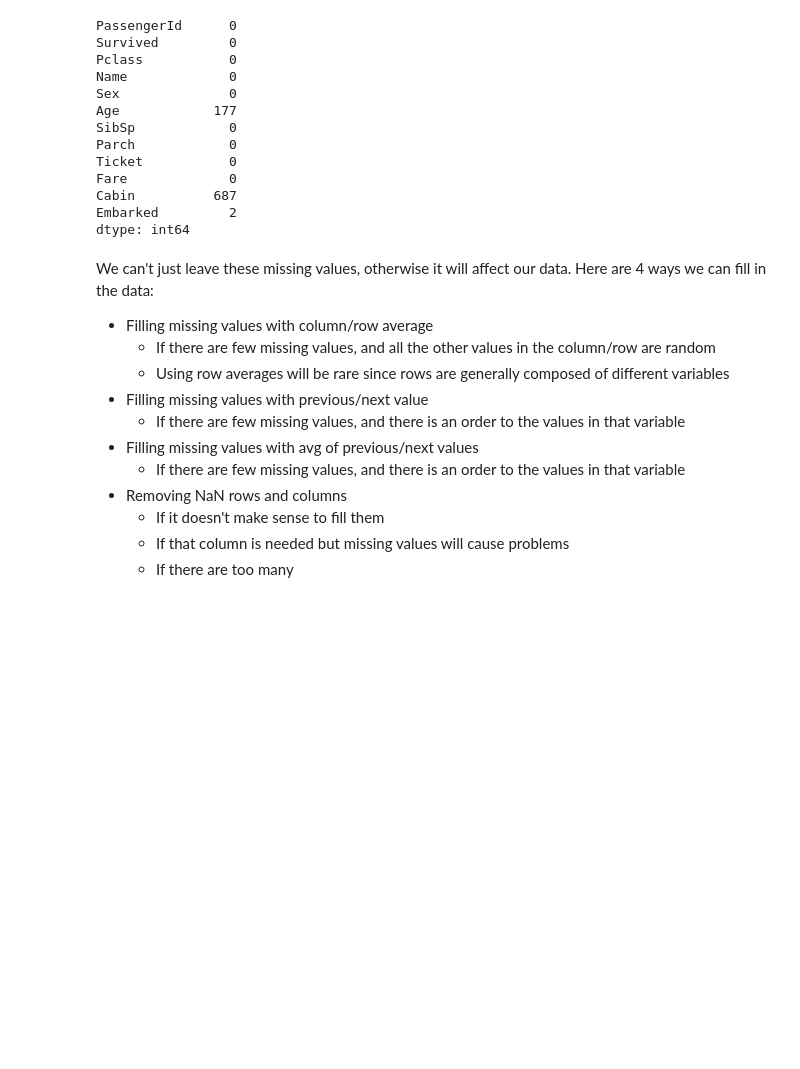
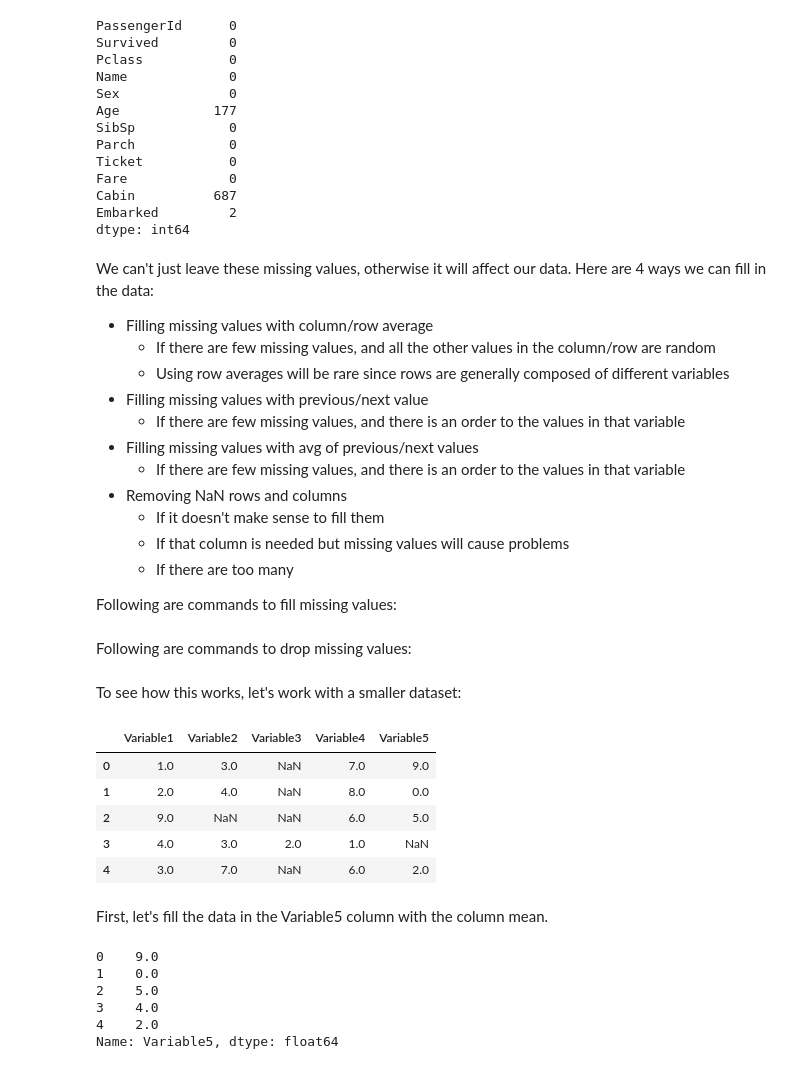
Before and after one commit to drolsonmi/math3080, a Jupyter notebook: Notes/05 Obtaining Data.ipynb, the cells around one changed output. Drawn from its saved outputs; the diff is of its cells as text; code cells hidden in the pictures; blank space fills up the shorter version.

```diff
--- a/Notes/05 Obtaining Data.ipynb
+++ b/Notes/05 Obtaining Data.ipynb
@@ -302,6 +313,8 @@ We can't just leave these missing values, otherwise it will affect our data. Her
   * If it doesn't make sense to fill them
   * If that column is needed but missing values will cause problems
   * If there are too many
+
+Following are commands to fill missing values:
 # %%
 # Fills all missing values with a 0
 titanic.fillna(value=0)
@@ -311,6 +324,8 @@ titanic.fillna(value=the_mean)
 
 # Fills all missing values in "Embarked" column with column mean
 titanic['Embarked'].fillna(value=titanic['Embarked'].mean())
+# %% [markdown]
+Following are commands to drop missing values:
 # %%
 # Drop rows with NaN values
 titanic.dropna(axis=0)
@@ -320,3 +335,36 @@ titanic.dropna(axis=1)
 
 # Drop columns with at least 2 NaN values
 titanic.dropna(axis=1, thresh=10)
+# %% [markdown]
+To see how this works, let's work with a smaller dataset:
+# %%
+import numpy as np
+import pandas as pd
+
+missing_data = np.array([[1,3,np.nan,7,9],
+                         [2,4,np.nan,8,0],
+                         [9,np.nan,np.nan,6,5],
+                         [4,3,2,1,np.nan],
+                         [3,7,np.nan,6,2]])
+
+missing = pd.DataFrame(missing_data)
+missing.columns=['Variable1','Variable2','Variable3','Variable4','Variable5']
+missing
+# %% [output]
+|  | Variable1 | Variable2 | Variable3 | Variable4 | Variable5 |
+| 0 | 1.0 | 3.0 | NaN | 7.0 | 9.0 |
+| 1 | 2.0 | 4.0 | NaN | 8.0 | 0.0 |
+| 2 | 9.0 | NaN | NaN | 6.0 | 5.0 |
+| 3 | 4.0 | 3.0 | 2.0 | 1.0 | NaN |
+| 4 | 3.0 | 7.0 | NaN | 6.0 | 2.0 |
+# %% [markdown]
+First, let's fill the data in the Variable5 column with the column mean.
+# %%
+missing['Variable5'].fillna(value=missing['Variable5'].mean())
+# %% [output]
+0    9.0
+1    0.0
+2    5.0
+3    4.0
+4    2.0
+Name: Variable5, dtype: float64
```
Also changed, not shown: parts of 16 cells of this notebook.
